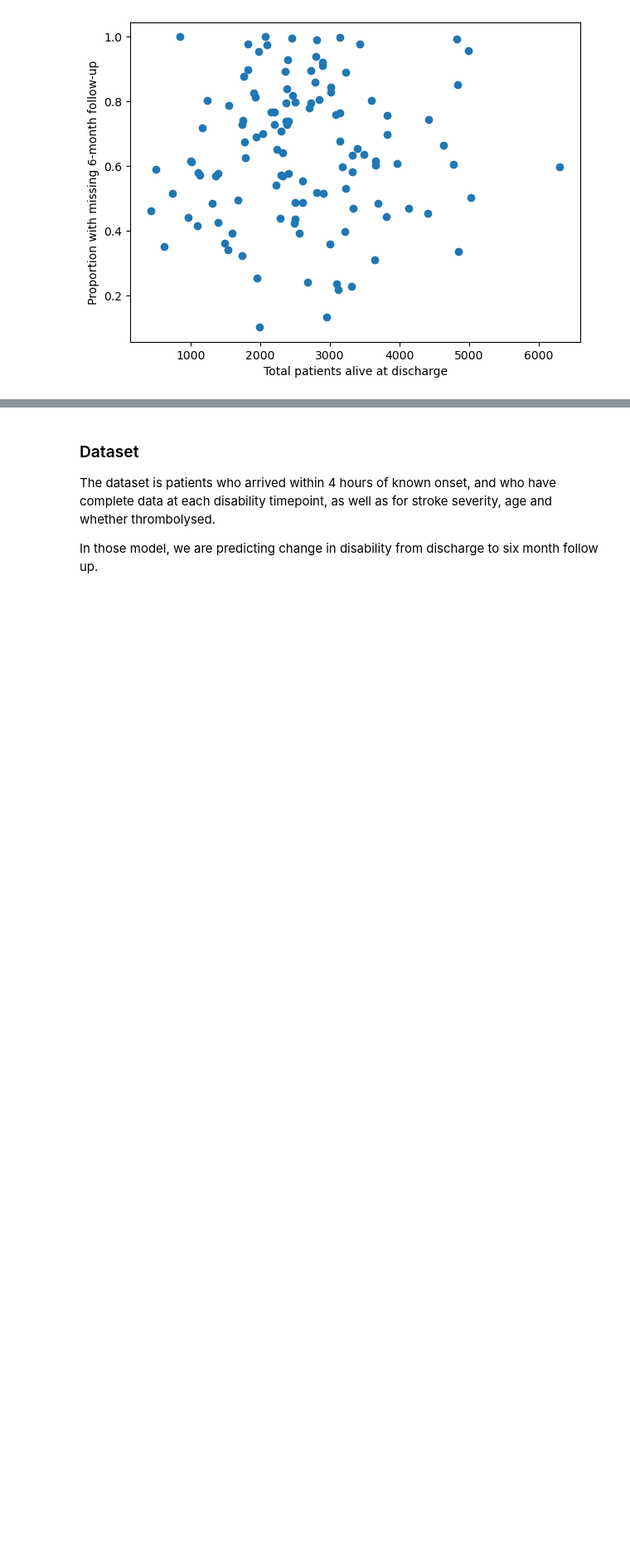
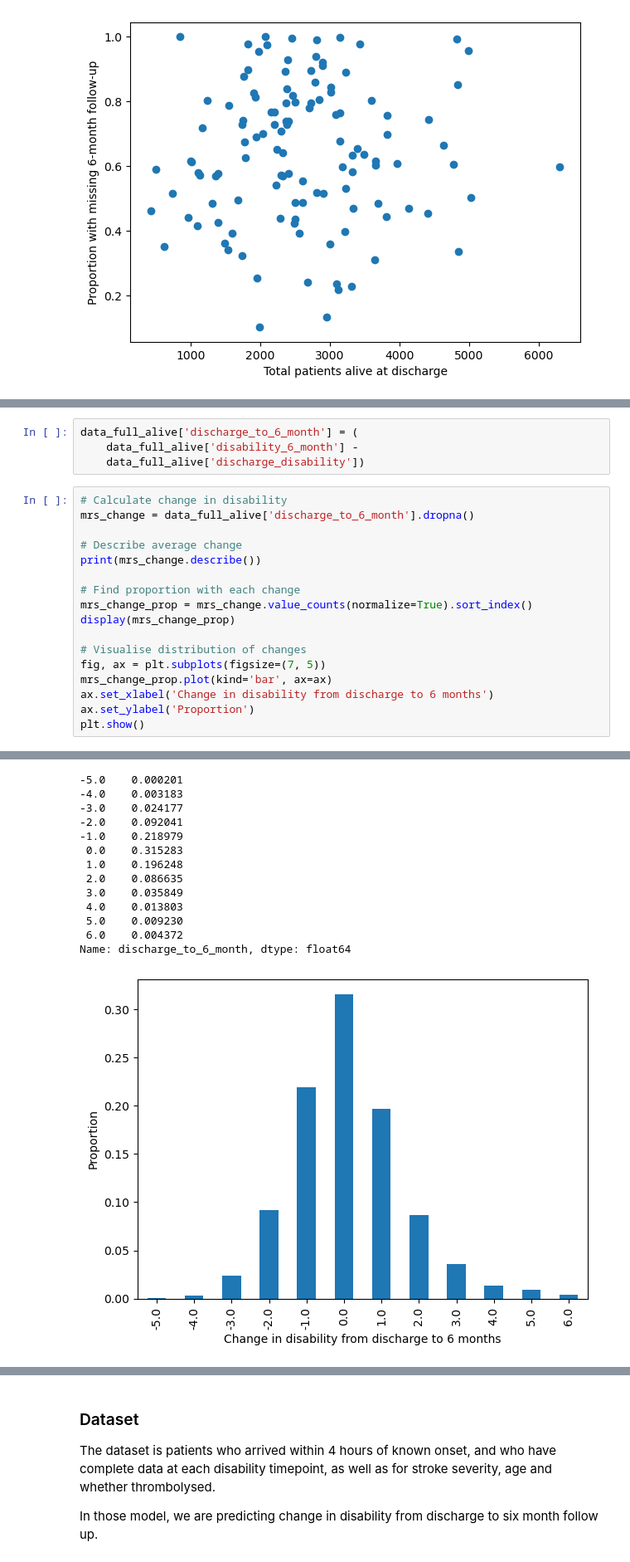
Before and after one commit to samuel-book/samuel_2_data_prep, a Jupyter notebook: descriptive_statistics/disability_6_months.ipynb, the cells around one changed output, grey strips where cells are left out. Shown: that part at 83% size. Saved outputs shown, nothing was run; the diff lists cells and outputs as text; blank space fills up the shorter version.

```diff
--- a/descriptive_statistics/disability_6_months.ipynb
+++ b/descriptive_statistics/disability_6_months.ipynb
@@ -530,0 +378,22 @@ Caveat:
+# %%
+data_full_alive['discharge_to_6_month'] = (
+    data_full_alive['disability_6_month'] -
+    data_full_alive['discharge_disability'])
+# %%
+# Calculate change in disability
+mrs_change = data_full_alive['discharge_to_6_month'].dropna()
+
+# Describe average change
+print(mrs_change.describe())
+
+# Find proportion with each change
+mrs_change_prop = mrs_change.value_counts(normalize=True).sort_index()
+display(mrs_change_prop)
+
+# Visualise distribution of changes
+fig, ax = plt.subplots(figsize=(7, 5))
+mrs_change_prop.plot(kind='bar', ax=ax)
+ax.set_xlabel('Change in disability from discharge to 6 months')
+ax.set_ylabel('Proportion')
+plt.show()
+# %% [output]
@@ -530,0 +409,14 @@ Caveat:
+-5.0    0.000201
+-4.0    0.003183
+-3.0    0.024177
+-2.0    0.092041
+-1.0    0.218979
+ 0.0    0.315283
+ 1.0    0.196248
+ 2.0    0.086635
+ 3.0    0.035849
+ 4.0    0.013803
+ 5.0    0.009230
+ 6.0    0.004372
+Name: discharge_to_6_month, dtype: float64
+[figure, added]
```
Also changed, not shown: parts of 47 cells of this notebook.
